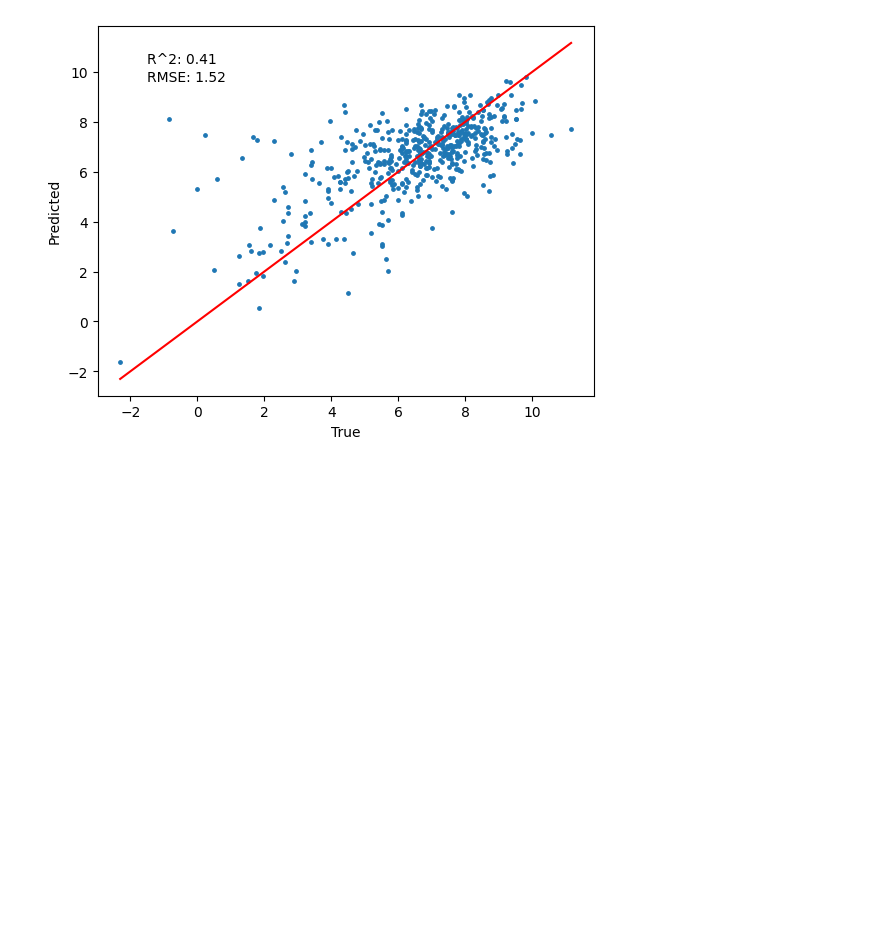
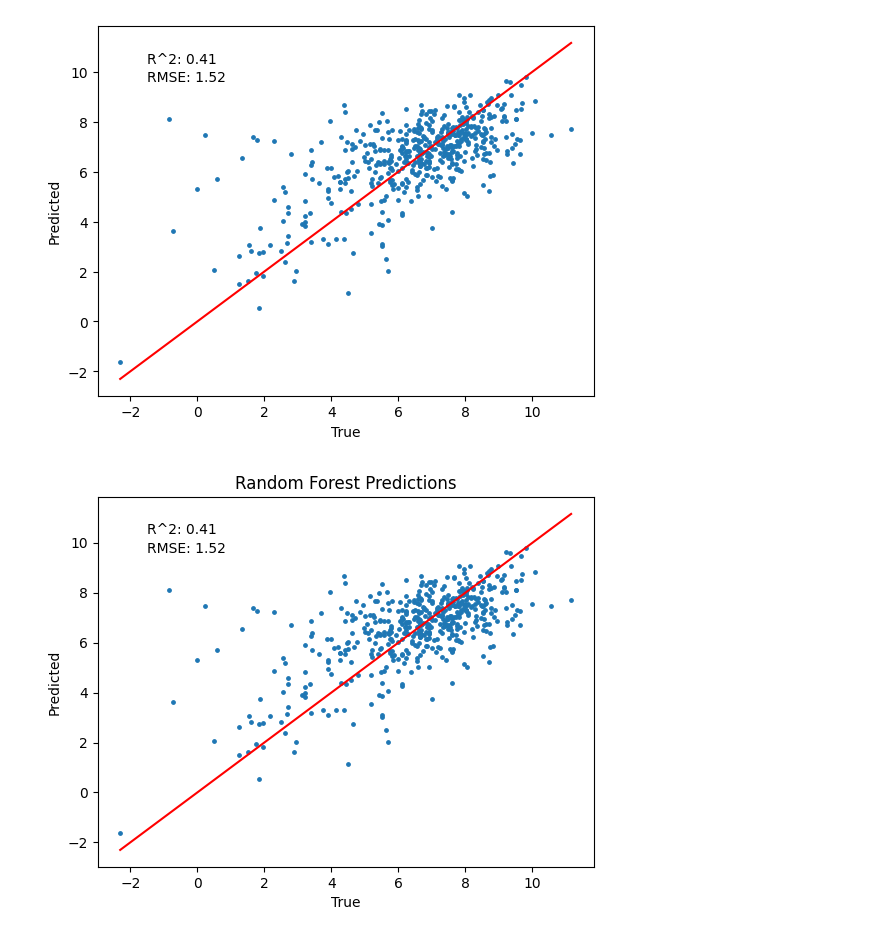
Before and after one commit to junhakunha/drug_toxicology_prediction, a Jupyter notebook: notebooks/J06_report_graphs.ipynb, the cells around one changed output. Saved outputs shown, nothing was run; the diff lists cells and outputs as text; code cells hidden in the pictures; blank space fills up the shorter version.

```diff
--- a/notebooks/J06_report_graphs.ipynb
+++ b/notebooks/J06_report_graphs.ipynb
@@ -204,6 +204,10 @@ plot_predictions(embeddings_y, y_pred_RF)
 # %% [output]
 Mean Squared Error: 2.297141411243774
 [figure]
+# %%
+plot_predictions(embeddings_y, y_pred_RF, title='Random Forest Predictions')
+# %% [output]
+[figure, added]
 # %%
 # Get feature importances
 feature_importances = rf_model.feature_importances_
```
Also changed, not shown: parts of 6 cells of this notebook, 3 other files.
